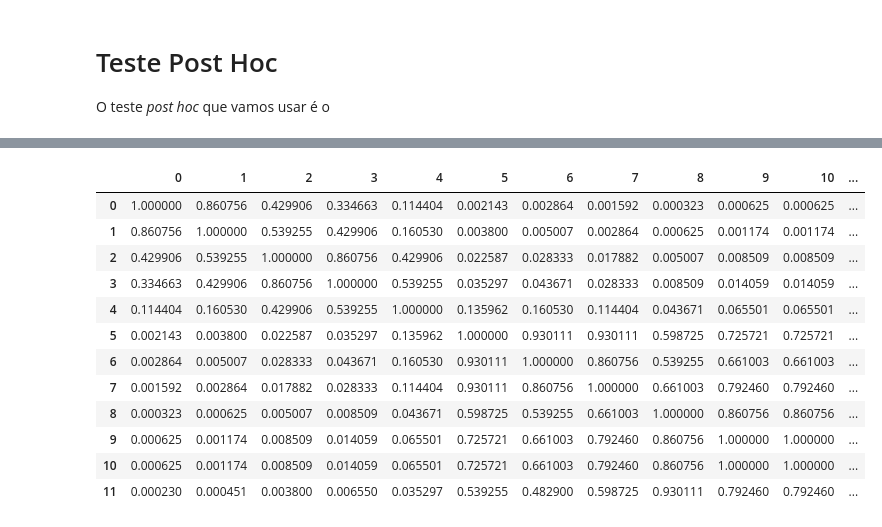
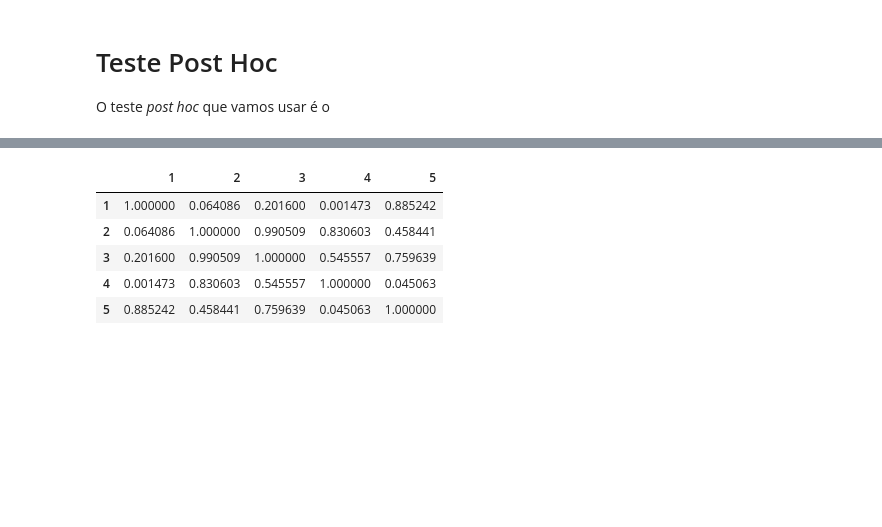
Before and after one commit to preis/anadi_2024, a Jupyter notebook: ficheiros/Trabalho 1/Trabalho 4.2 3.ipynb, the cells around one changed output, grey strips where cells are left out. Cells and saved outputs as stored; diff of their text form; code cells hidden in the pictures; blank space fills up the shorter version.

```diff
--- a/ficheiros/Trabalho 1/Trabalho 4.2 3.ipynb
+++ b/ficheiros/Trabalho 1/Trabalho 4.2 3.ipynb
@@ -146,16 +130,9 @@ sp.posthoc_conover_friedman(a=amostras)
 # %%
-sp.posthoc_siegel_friedman(a=amostras)
+sp.posthoc_nemenyi(a=amostras)
 # %% [output]
-|  | 0 | 1 | 2 | 3 | 4 | 5 | 6 | 7 | 8 | 9 | 10 | ... |
-| 0 | 1.000000 | 0.860756 | 0.429906 | 0.334663 | 0.114404 | 0.002143 | 0.002864 | 0.001592 | 0.000323 | 0.000625 | 0.000625 | ... |
-| 1 | 0.860756 | 1.000000 | 0.539255 | 0.429906 | 0.160530 | 0.003800 | 0.005007 | 0.002864 | 0.000625 | 0.001174 | 0.001174 | ... |
-| 2 | 0.429906 | 0.539255 | 1.000000 | 0.860756 | 0.429906 | 0.022587 | 0.028333 | 0.017882 | 0.005007 | 0.008509 | 0.008509 | ... |
-| 3 | 0.334663 | 0.429906 | 0.860756 | 1.000000 | 0.539255 | 0.035297 | 0.043671 | 0.028333 | 0.008509 | 0.014059 | 0.014059 | ... |
-| 4 | 0.114404 | 0.160530 | 0.429906 | 0.539255 | 1.000000 | 0.135962 | 0.160530 | 0.114404 | 0.043671 | 0.065501 | 0.065501 | ... |
-| 5 | 0.002143 | 0.003800 | 0.022587 | 0.035297 | 0.135962 | 1.000000 | 0.930111 | 0.930111 | 0.598725 | 0.725721 | 0.725721 | ... |
-| 6 | 0.002864 | 0.005007 | 0.028333 | 0.043671 | 0.160530 | 0.930111 | 1.000000 | 0.860756 | 0.539255 | 0.661003 | 0.661003 | ... |
-| 7 | 0.001592 | 0.002864 | 0.017882 | 0.028333 | 0.114404 | 0.930111 | 0.860756 | 1.000000 | 0.661003 | 0.792460 | 0.792460 | ... |
-| 8 | 0.000323 | 0.000625 | 0.005007 | 0.008509 | 0.043671 | 0.598725 | 0.539255 | 0.661003 | 1.000000 | 0.860756 | 0.860756 | ... |
-| 9 | 0.000625 | 0.001174 | 0.008509 | 0.014059 | 0.065501 | 0.725721 | 0.661003 | 0.792460 | 0.860756 | 1.000000 | 1.000000 | ... |
-| 10 | 0.000625 | 0.001174 | 0.008509 | 0.014059 | 0.065501 | 0.725721 | 0.661003 | 0.792460 | 0.860756 | 1.000000 | 1.000000 | ... |
-| 11 | 0.000230 | 0.000451 | 0.003800 | 0.006550 | 0.035297 | 0.539255 | 0.482900 | 0.598725 | 0.930111 | 0.792460 | 0.792460 | ... |
+|  | 1 | 2 | 3 | 4 | 5 |
+| 1 | 1.000000 | 0.064086 | 0.201600 | 0.001473 | 0.885242 |
+| 2 | 0.064086 | 1.000000 | 0.990509 | 0.830603 | 0.458441 |
+| 3 | 0.201600 | 0.990509 | 1.000000 | 0.545557 | 0.759639 |
+| 4 | 0.001473 | 0.830603 | 0.545557 | 1.000000 | 0.045063 |
+| 5 | 0.885242 | 0.458441 | 0.759639 | 0.045063 | 1.000000 |
```
Also changed, not shown: parts of 9 cells of this notebook.
